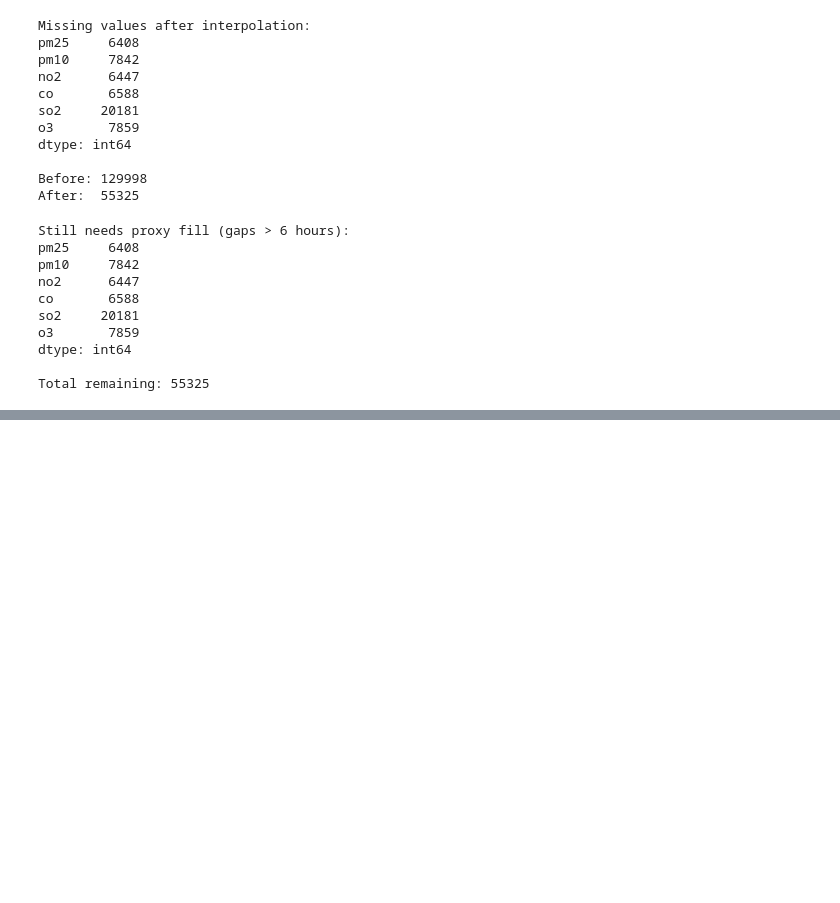
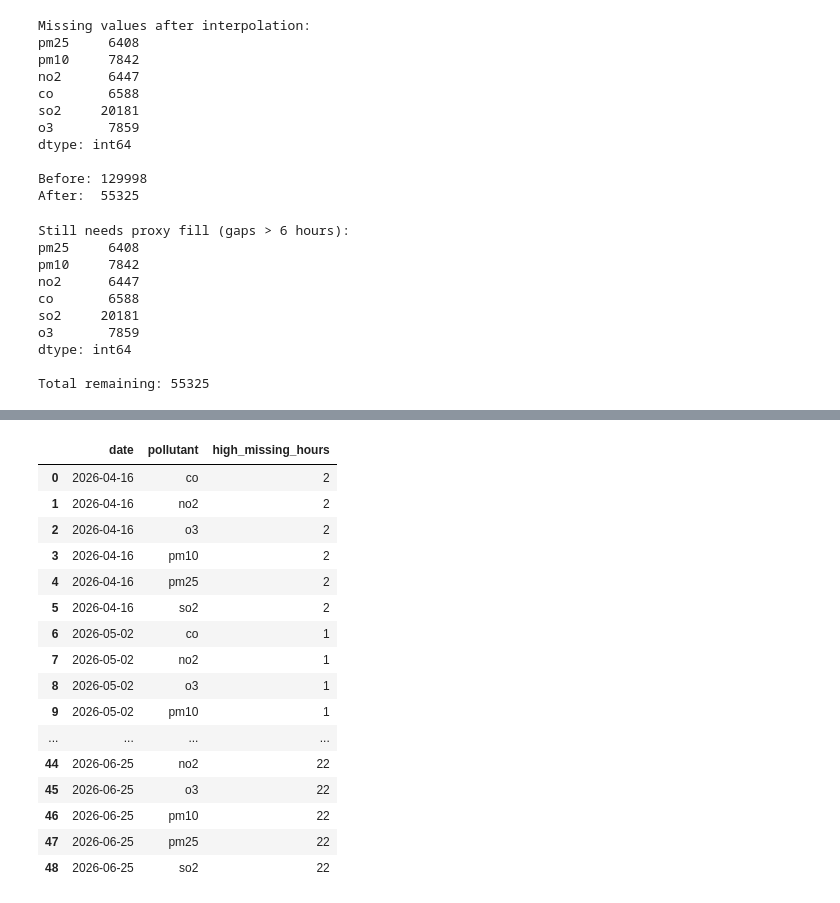
Before and after one commit to sakshamranjan8/ClearTrace, a Jupyter notebook: notebooks/cleaningbasedonEDAFindings.ipynb, the cells around one changed output, grey strips where cells are left out. Saved outputs shown, nothing was run; the diff lists cells and outputs as text; code cells hidden in the pictures; blank space fills up the shorter version.

```diff
--- a/notebooks/cleaningbasedonEDAFindings.ipynb
+++ b/notebooks/cleaningbasedonEDAFindings.ipynb
@@ -128,0 +512,28 @@ Total remaining: 55325
+# %%
+outage_summary_by_date = (
+    outage_df
+    .assign(date=outage_df["timestamp_hour"].dt.date)
+    .groupby(["date", "pollutant"])
+    .size()
+    .reset_index(name="high_missing_hours")
+)
+
+display(outage_summary_by_date)
+# %% [output]
+|  | date | pollutant | high_missing_hours |
+| 0 | 2026-04-16 | co | 2 |
+| 1 | 2026-04-16 | no2 | 2 |
+| 2 | 2026-04-16 | o3 | 2 |
+| 3 | 2026-04-16 | pm10 | 2 |
+| 4 | 2026-04-16 | pm25 | 2 |
+| 5 | 2026-04-16 | so2 | 2 |
+| 6 | 2026-05-02 | co | 1 |
+| 7 | 2026-05-02 | no2 | 1 |
+| 8 | 2026-05-02 | o3 | 1 |
+| 9 | 2026-05-02 | pm10 | 1 |
+| ... | ... | ... | ... |
+| 44 | 2026-06-25 | no2 | 22 |
+| 45 | 2026-06-25 | o3 | 22 |
+| 46 | 2026-06-25 | pm10 | 22 |
+| 47 | 2026-06-25 | pm25 | 22 |
+| 48 | 2026-06-25 | so2 | 22 |
```
Also changed, not shown: parts of 18 cells of this notebook, 1 other file.
